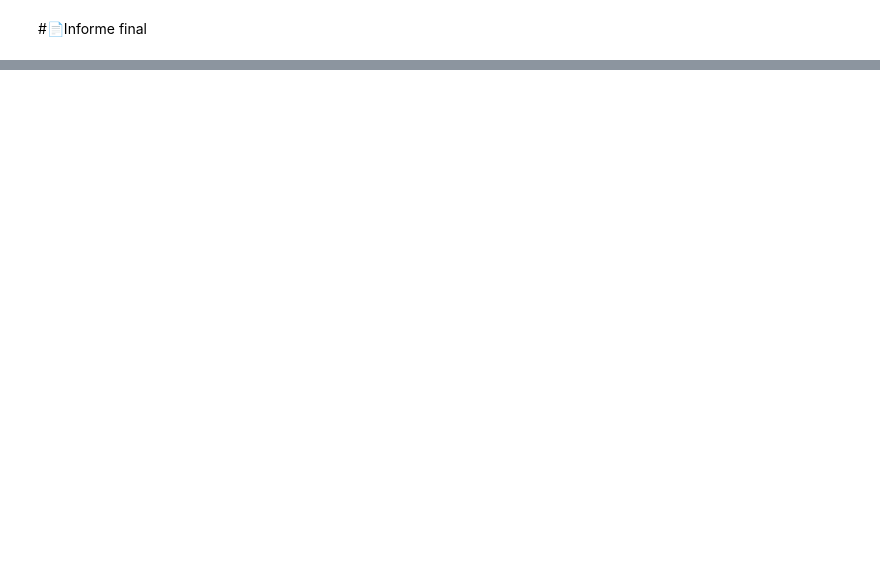
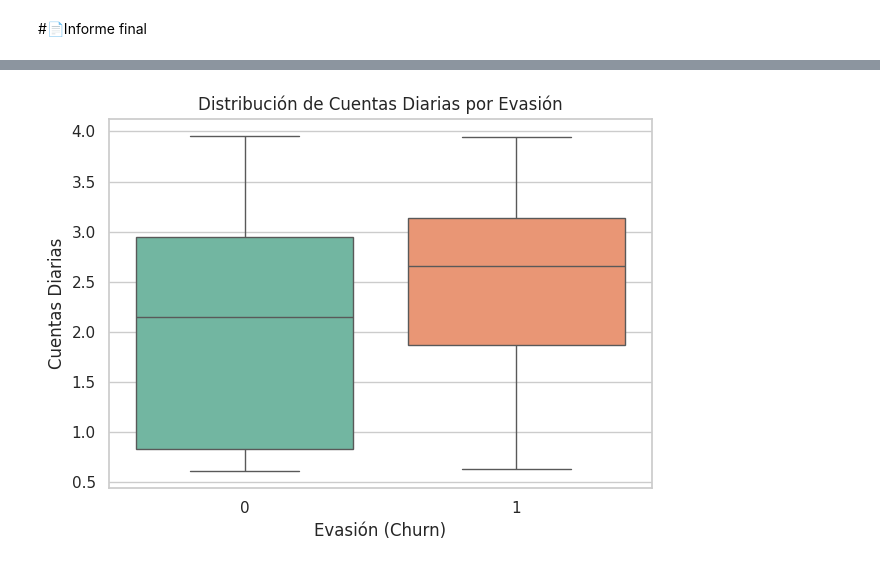
Before and after one commit to smringdesigns/Challenge_2_TelecomX, a Jupyter notebook: TelecomX_LATAM.ipynb, the cells around one changed output, grey strips where cells are left out. Cells and saved outputs as stored; diff of their text form; code cells hidden in the pictures; blank space fills up the shorter version.

```diff
--- a/TelecomX_LATAM.ipynb
+++ b/TelecomX_LATAM.ipynb
@@ -421,0 +584,9 @@ df.describe()
+# %%
+# Creamos una nueva columna que representa el total de servicios activos por cliente
+servicios = [
+    'Telefono', 'VariasLineas', 'SeguridadEnLinea', 'RespaldoEnLinea',
+    'ProteccionDispositivo', 'SoporteTecnico', 'TV', 'Peliculas'
+]
+
+# Sumamos todos los servicios (cada uno binario: 0 o 1)
+df['Total_Servicios'] = df[servicios].sum(axis=1)
@@ -421,0 +612,17 @@ df.describe()
+# %%
+import seaborn as sns
+import matplotlib.pyplot as plt
+
+# Solución recomendada por el mensaje de advertencia
+sns.boxplot(data=df, x='Churn', y='Cuentas_Diarias', hue='Churn', palette='Set2', legend=False)
+
+# Títulos y etiquetas
+plt.title("Distribución de Cuentas Diarias por Evasión")
+plt.xlabel("Evasión (Churn)")
+plt.ylabel("Cuentas Diarias")
+
+# Mostrar el gráfico
+plt.tight_layout()
+plt.show()
+# %% [output]
+[figure, added]
```
Also changed, not shown: parts of 5 cells of this notebook.
